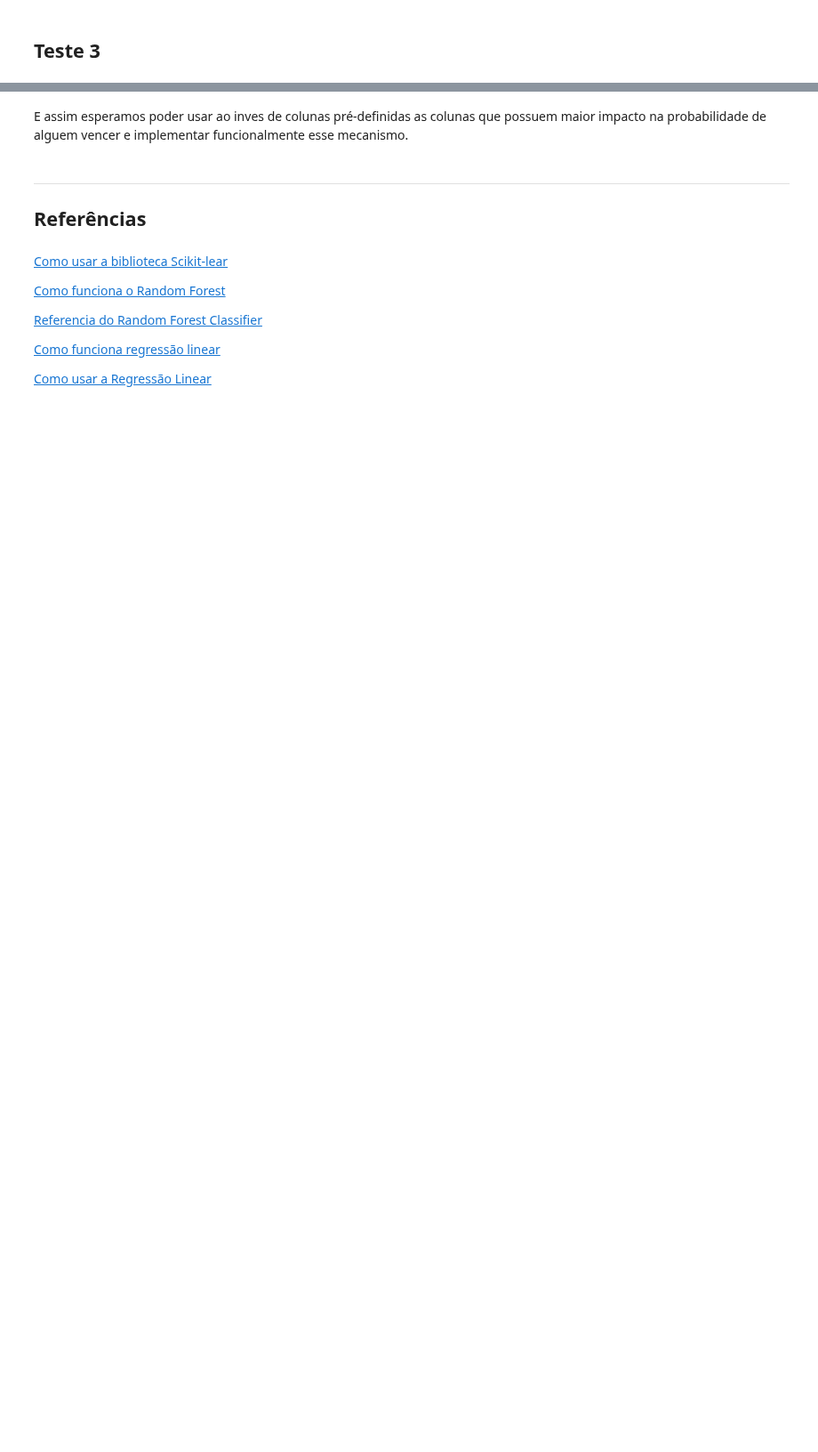
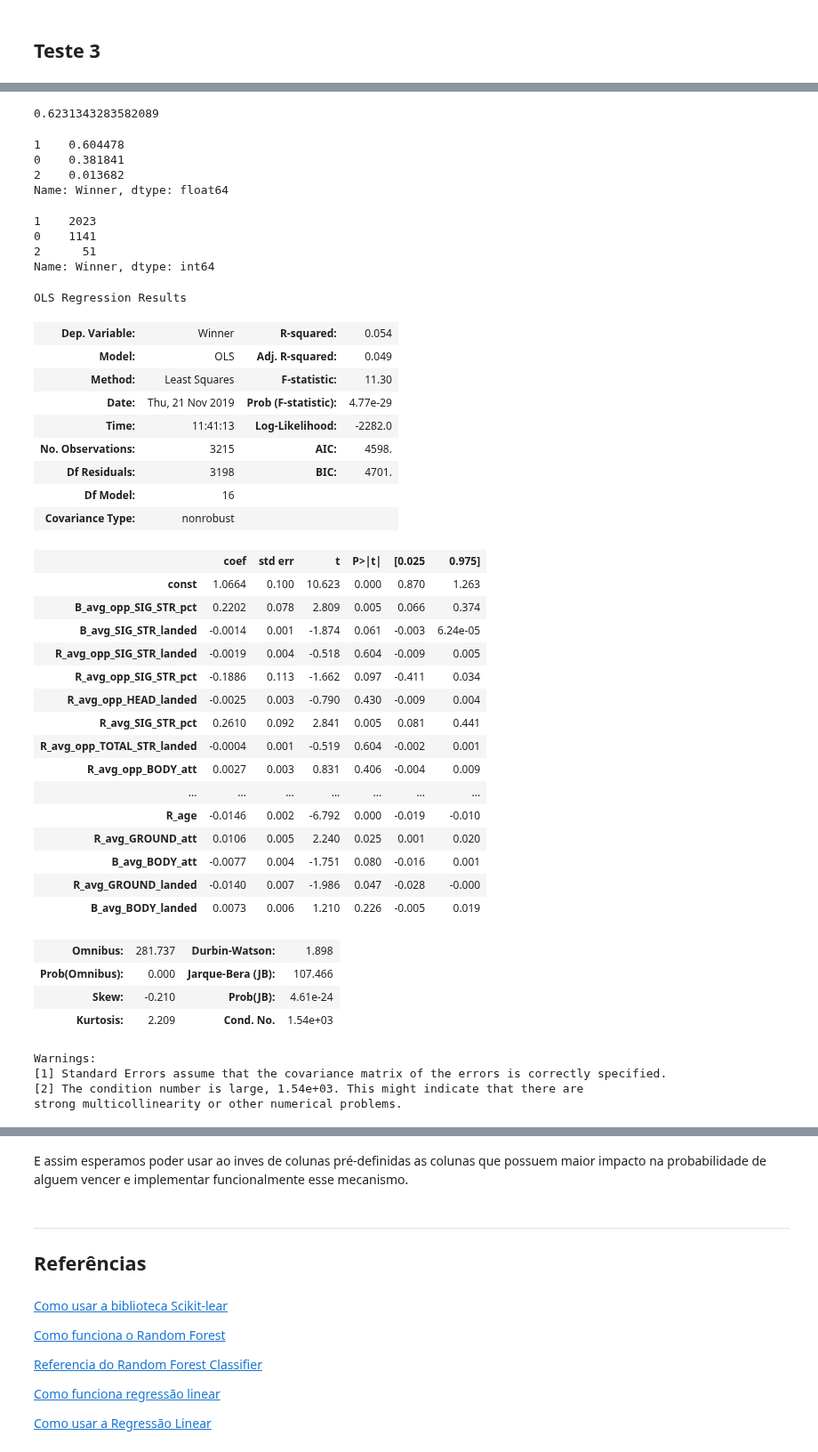
Before and after one commit to VergaraC/Dados_P3, a Jupyter notebook: Projeto3.ipynb, the cells around one changed output, grey strips where cells are left out. Shown at 89% size. Cells and saved outputs as stored; diff of their text form; code cells hidden in the pictures; blank space fills up the shorter version.

```diff
--- a/Projeto3.ipynb
+++ b/Projeto3.ipynb
@@ -475,0 +539,7 @@ Para melhorar a acurâcia pode-se diminuir ainda mais o número de variáveis qu
+# %%
+data_mais_impor={'Fator':X_train_random2.columns ,'Correlação':model_random2.feature_importances_,}
+Fator_por_corr2=pd.DataFrame(data_mais_impor)
+Fator_por_corr2=Fator_por_corr2.sort_values(by='Correlação', ascending=False)
+Fator_por_corr2['Grau de Importância']=lista_j2
+Fator_por_corr2 = Fator_por_corr2.set_index('Grau de Importância')
+Fator_por_corr2.head(2)
@@ -475,0 +551,2 @@ Para melhorar a acurâcia pode-se diminuir ainda mais o número de variáveis qu
+# %%
+uteis2 = relevancia(Fator_por_corr2,'Fator','Correlação',0.05)
@@ -475,0 +555,3 @@ Para melhorar a acurâcia pode-se diminuir ainda mais o número de variáveis qu
+# %%
+data_util_relevante2 = data_util.loc[:,uteis2]
+data_util_relevante2.head(2)
@@ -476,2 +562,5 @@ Para melhorar a acurâcia pode-se diminuir ainda mais o número de variáveis qu
 # %% [markdown]
 ## Teste 3
+# %%
+X3 = data_util_relevante2.drop('Winner', axis=1)
+Y3 = data_util_relevante2['Winner']
@@ -477,0 +626,56 @@ Para melhorar a acurâcia pode-se diminuir ainda mais o número de variáveis qu
+# %%
+print(accuracy_score(y_test_log3, y_pred_log3))
+# %% [output]
+0.6231343283582089
+# %%
+y_test_log3.value_counts(True)
+# %% [output]
+1    0.604478
+0    0.381841
+2    0.013682
+Name: Winner, dtype: float64
+# %%
+data_util_relevante2.Winner.value_counts()
+# %% [output]
+1    2023
+0    1141
+2      51
+Name: Winner, dtype: int64
+# %%
+result = preparo(X3,Y3)
+result.summary()
+# %% [output]
+OLS Regression Results
+| Dep. Variable: | Winner | R-squared: | 0.054 |
+| Model: | OLS | Adj. R-squared: | 0.049 |
+| Method: | Least Squares | F-statistic: | 11.30 |
+| Date: | Thu, 21 Nov 2019 | Prob (F-statistic): | 4.77e-29 |
+| Time: | 11:41:13 | Log-Likelihood: | -2282.0 |
+| No. Observations: | 3215 | AIC: | 4598. |
+| Df Residuals: | 3198 | BIC: | 4701. |
+| Df Model: | 16 |  |  |
+| Covariance Type: | nonrobust |  |  |
+|  | coef | std err | t | P>|t| | [0.025 | 0.975] |
+| const | 1.0664 | 0.100 | 10.623 | 0.000 | 0.870 | 1.263 |
+| B_avg_opp_SIG_STR_pct | 0.2202 | 0.078 | 2.809 | 0.005 | 0.066 | 0.374 |
+| B_avg_SIG_STR_landed | -0.0014 | 0.001 | -1.874 | 0.061 | -0.003 | 6.24e-05 |
+| R_avg_opp_SIG_STR_landed | -0.0019 | 0.004 | -0.518 | 0.604 | -0.009 | 0.005 |
+| R_avg_opp_SIG_STR_pct | -0.1886 | 0.113 | -1.662 | 0.097 | -0.411 | 0.034 |
+| R_avg_opp_HEAD_landed | -0.0025 | 0.003 | -0.790 | 0.430 | -0.009 | 0.004 |
+| R_avg_SIG_STR_pct | 0.2610 | 0.092 | 2.841 | 0.005 | 0.081 | 0.441 |
+| R_avg_opp_TOTAL_STR_landed | -0.0004 | 0.001 | -0.519 | 0.604 | -0.002 | 0.001 |
+| R_avg_opp_BODY_att | 0.0027 | 0.003 | 0.831 | 0.406 | -0.004 | 0.009 |
+| ... | ... | ... | ... | ... | ... | ... |
+| R_age | -0.0146 | 0.002 | -6.792 | 0.000 | -0.019 | -0.010 |
+| R_avg_GROUND_att | 0.0106 | 0.005 | 2.240 | 0.025 | 0.001 | 0.020 |
+| B_avg_BODY_att | -0.0077 | 0.004 | -1.751 | 0.080 | -0.016 | 0.001 |
+| R_avg_GROUND_landed | -0.0140 | 0.007 | -1.986 | 0.047 | -0.028 | -0.000 |
+| B_avg_BODY_landed | 0.0073 | 0.006 | 1.210 | 0.226 | -0.005 | 0.019 |
+| Omnibus: | 281.737 | Durbin-Watson: | 1.898 |
+| Prob(Omnibus): | 0.000 | Jarque-Bera (JB): | 107.466 |
+| Skew: | -0.210 | Prob(JB): | 4.61e-24 |
+| Kurtosis: | 2.209 | Cond. No. | 1.54e+03 |
+Warnings:
+[1] Standard Errors assume that the covariance matrix of the errors is correctly specified.
+[2] The condition number is large, 1.54e+03. This might indicate that there are
+strong multicollinearity or other numerical problems.
```
Also changed, not shown: parts of 27 cells of this notebook, 1 other file.
